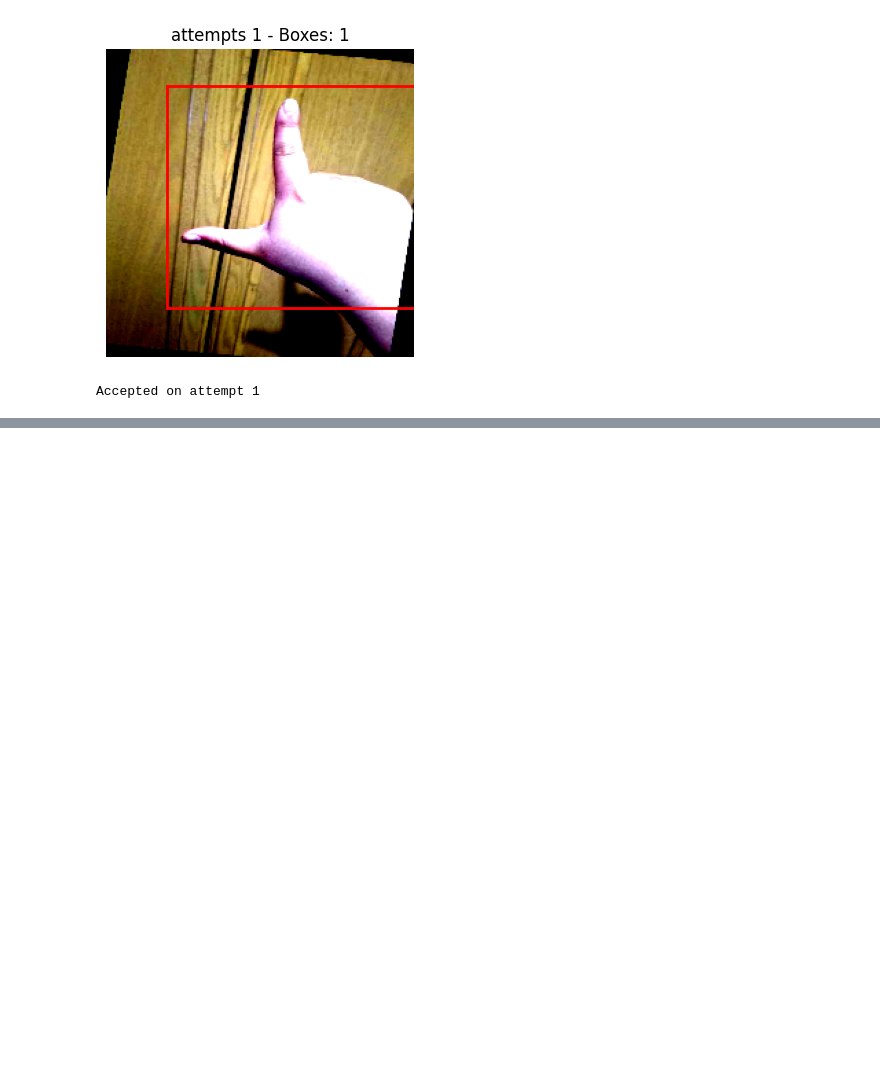
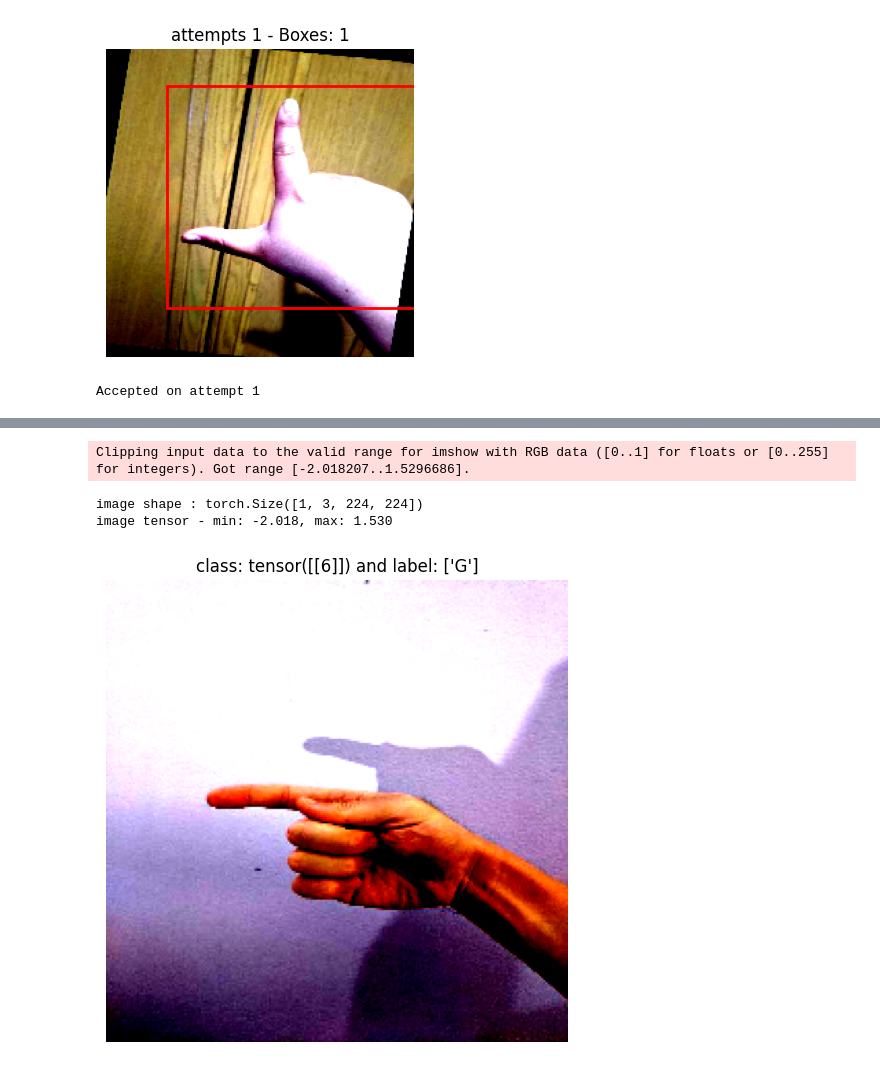
Before and after one commit to itsalok2/Sign_Language_Detection_DETR, a Jupyter notebook: abc.ipynb, the cells around one changed output, grey strips where cells are left out. Drawn from its saved outputs; the diff is of its cells as text; code cells hidden in the pictures; blank space fills up the shorter version.

```diff
--- a/abc.ipynb
+++ b/abc.ipynb
@@ -418,0 +689,7 @@ Accepted on attempt 1
+# %%
+test_dataset = DETRData('data/test', train=False)
+test_dataloader = DataLoader(test_dataset,shuffle=True, batch_size=1, drop_last=False)
+model = DETR(num_classes=num_classes)
+model.eval()
+model.load_pretrained('checkpoints/100_model.pt')
+print(f"Dataset size: {len(test_dataset)}")
@@ -418,0 +734,19 @@ Accepted on attempt 1
+# %%
+x,y = next(iter(test_dataloader))
+print(f'image shape : {x.shape}')
+print(f'image tensor - min: {x.min():.3f}, max: {x.max():.3f}')
+
+classes = get_classes()
+label_indices = y['labels'][0]
+class_name = [classes[idx.item()] for idx in label_indices]
+
+plt.figure(figsize=(6,6))
+plt.imshow(x[0].permute(1,2,0))
+plt.title(f"class: {y['labels']} and label: {class_name}")
+plt.axis('off')
+plt.show()
+# %% [output]
+Clipping input data to the valid range for imshow with RGB data ([0..1] for floats or [0..255] for integers). Got range [-2.018207..1.5296686].
+image shape : torch.Size([1, 3, 224, 224])
+image tensor - min: -2.018, max: 1.530
+[figure, added]
```
Also changed, not shown: parts of 10 cells of this notebook, 3 other files.
